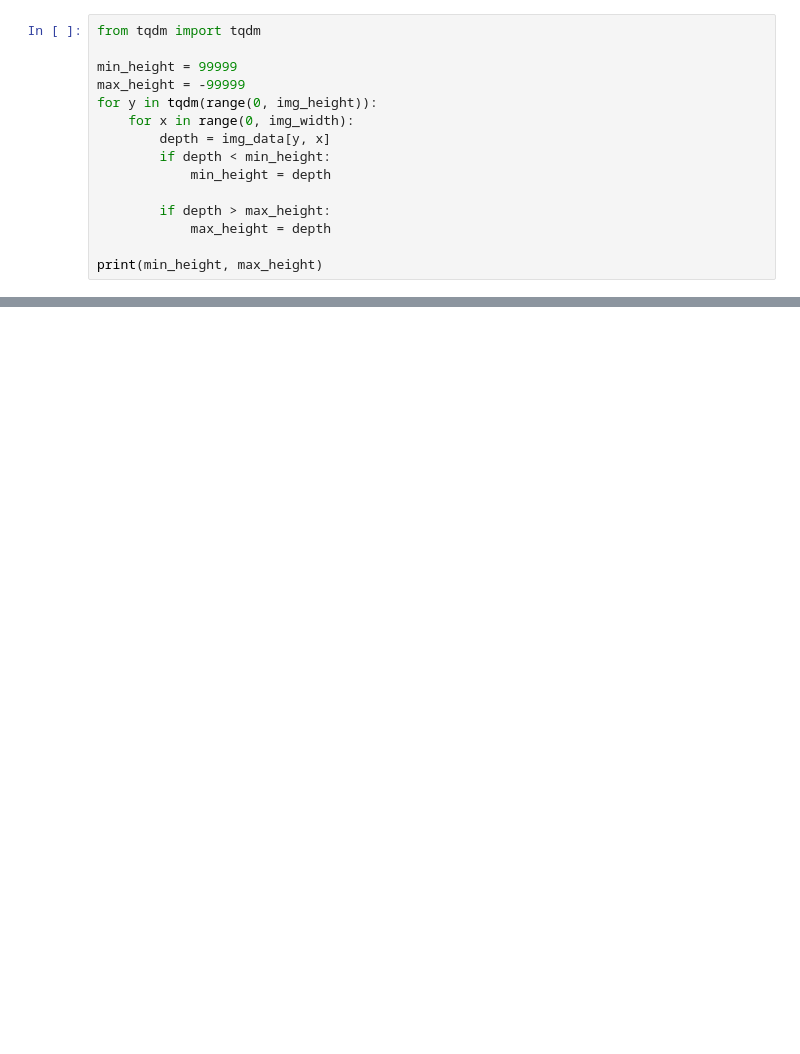
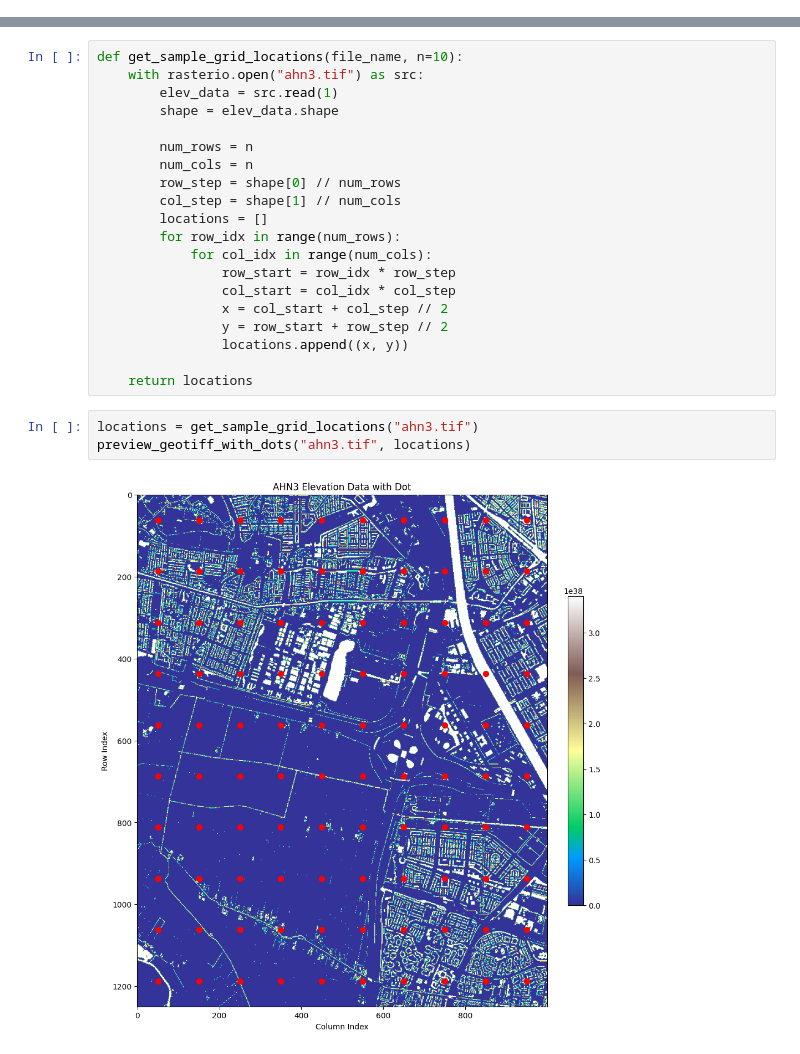
Before and after one commit to Simon-Dirks/sunsets, a Jupyter notebook: main.ipynb, the cells around one changed output, grey strips where cells are left out. Drawn from its saved outputs; the diff is of its cells as text; blank space fills up the shorter version.

Commit message:
Preview TIF

```diff
--- a/main.ipynb
+++ b/main.ipynb
@@ -31,15 +0,0 @@ def get_point_on_line(angle_deg, length, start_x, start_y):
-# %%
-from tqdm import tqdm
-
-min_height = 99999
-max_height = -99999
-for y in tqdm(range(0, img_height)):
-    for x in range(0, img_width):
-        depth = img_data[y, x]
-        if depth < min_height:
-            min_height = depth
-
-        if depth > max_height:
-            max_height = depth
-
-print(min_height, max_height)
@@ -100,0 +55,25 @@ print(f"Angle: {best_ray[1]}, length: {best_ray[0]}")
+# %%
+def get_sample_grid_locations(file_name, n=10):
+    with rasterio.open("ahn3.tif") as src:
+        elev_data = src.read(1)
+        shape = elev_data.shape
+
+        num_rows = n
+        num_cols = n
+        row_step = shape[0] // num_rows
+        col_step = shape[1] // num_cols
+        locations = []
+        for row_idx in range(num_rows):
+            for col_idx in range(num_cols):
+                row_start = row_idx * row_step
+                col_start = col_idx * col_step
+                x = col_start + col_step // 2
+                y = row_start + row_step // 2
+                locations.append((x, y))
+
+    return locations
+# %%
+locations = get_sample_grid_locations("ahn3.tif")
+preview_geotiff_with_dots("ahn3.tif", locations)
+# %% [output]
+[figure, added]
```
Also changed, not shown: parts of 9 cells of this notebook, 1 other file.
